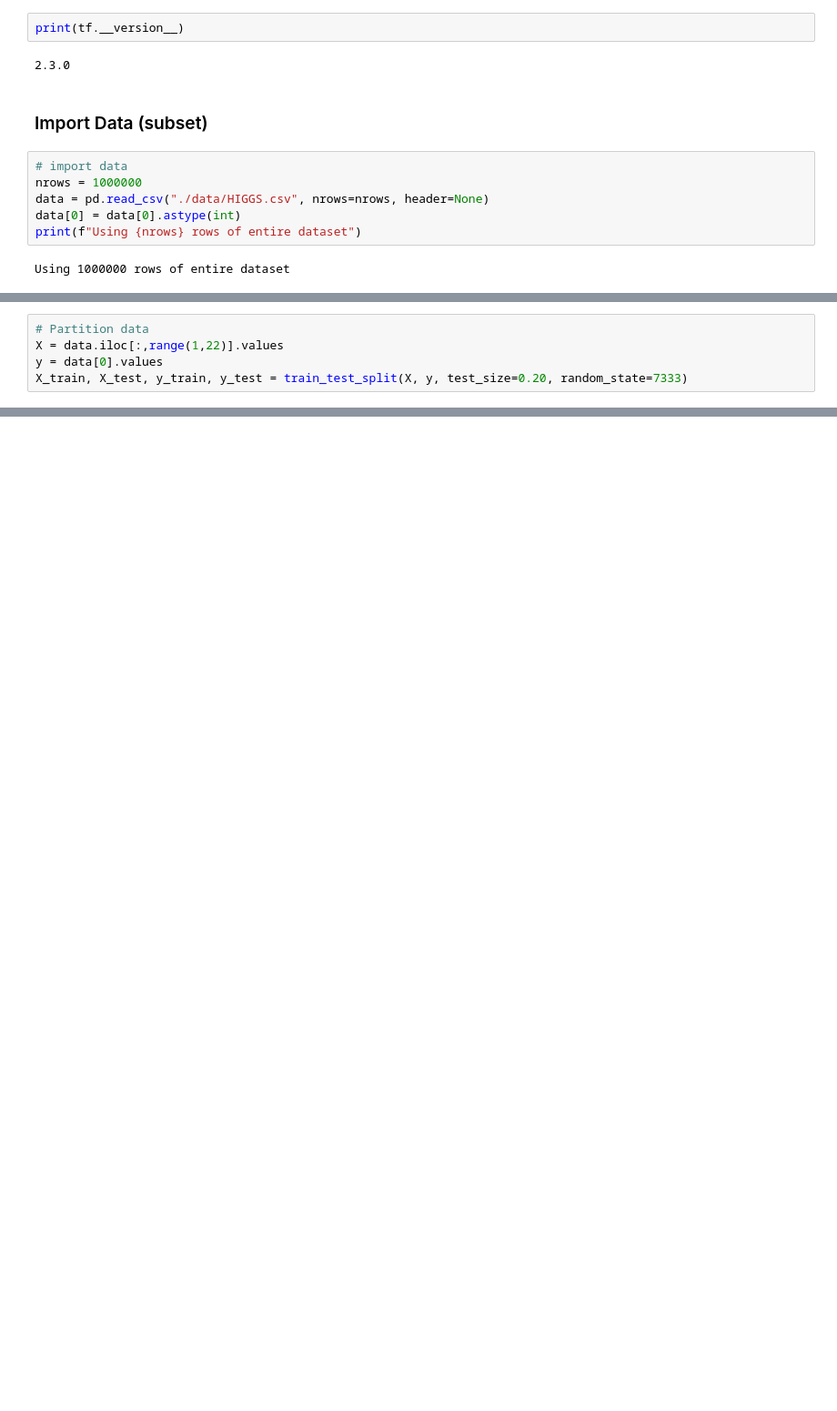
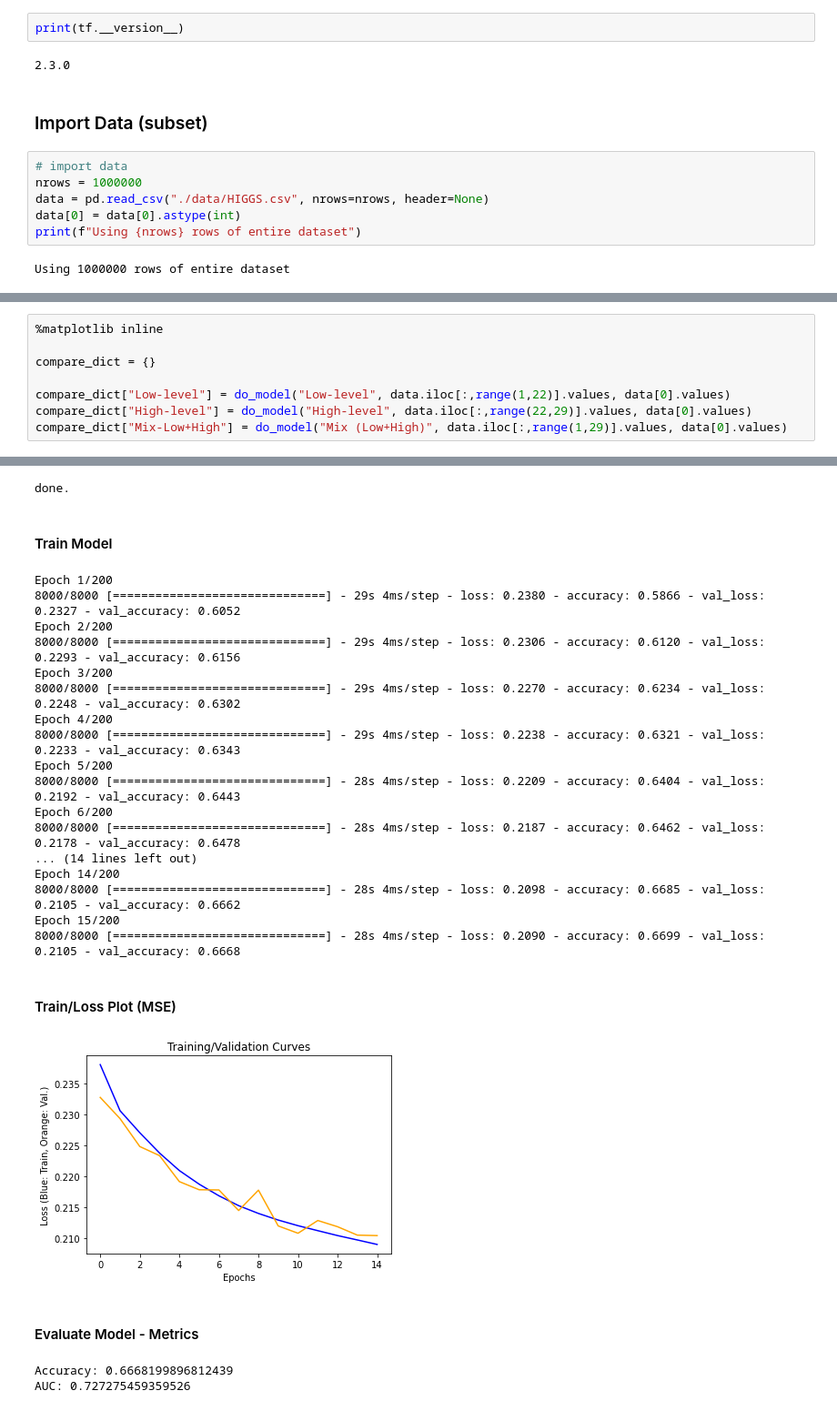
Before and after one commit to sterlingbeason/MSDS-7333-QTW, a Jupyter notebook: Case_Study_6/notebook_SB.ipynb, the cells around one changed output, grey strips where cells are left out. Shown at 91% size. Drawn from its saved outputs; the diff is of its cells as text; blank space fills up the shorter version.

Commit message:
add three model with func

```diff
--- a/Case_Study_6/notebook_SB.ipynb
+++ b/Case_Study_6/notebook_SB.ipynb
@@ -36,5 +33,0 @@ Low-level features
-# %%
-# Partition data
-X = data.iloc[:,range(1,22)].values
-y = data[0].values
-X_train, X_test, y_train, y_test = train_test_split(X, y, test_size=0.20, random_state=7333)
@@ -122,0 +102,9 @@ plt.show()
+# %%
+%matplotlib inline
+
+compare_dict = {}
+
+compare_dict["Low-level"] = do_model("Low-level", data.iloc[:,range(1,22)].values, data[0].values)
+compare_dict["High-level"] = do_model("High-level", data.iloc[:,range(22,29)].values, data[0].values)
+compare_dict["Mix-Low+High"] = do_model("Mix (Low+High)", data.iloc[:,range(1,29)].values, data[0].values)
+# %% [output]
@@ -122,0 +115,24 @@ plt.show()
+done.
+#### Train Model
+Epoch 1/200
+8000/8000 [==============================] - 29s 4ms/step - loss: 0.2380 - accuracy: 0.5866 - val_loss: 0.2327 - val_accuracy: 0.6052
+Epoch 2/200
+8000/8000 [==============================] - 29s 4ms/step - loss: 0.2306 - accuracy: 0.6120 - val_loss: 0.2293 - val_accuracy: 0.6156
+Epoch 3/200
+8000/8000 [==============================] - 29s 4ms/step - loss: 0.2270 - accuracy: 0.6234 - val_loss: 0.2248 - val_accuracy: 0.6302
+Epoch 4/200
+8000/8000 [==============================] - 29s 4ms/step - loss: 0.2238 - accuracy: 0.6321 - val_loss: 0.2233 - val_accuracy: 0.6343
+Epoch 5/200
+8000/8000 [==============================] - 28s 4ms/step - loss: 0.2209 - accuracy: 0.6404 - val_loss: 0.2192 - val_accuracy: 0.6443
+Epoch 6/200
+8000/8000 [==============================] - 28s 4ms/step - loss: 0.2187 - accuracy: 0.6462 - val_loss: 0.2178 - val_accuracy: 0.6478
+... (14 lines left out)
+Epoch 14/200
+8000/8000 [==============================] - 28s 4ms/step - loss: 0.2098 - accuracy: 0.6685 - val_loss: 0.2105 - val_accuracy: 0.6662
+Epoch 15/200
+8000/8000 [==============================] - 28s 4ms/step - loss: 0.2090 - accuracy: 0.6699 - val_loss: 0.2105 - val_accuracy: 0.6668
+#### Train/Loss Plot (MSE)
+[figure, added]
+#### Evaluate Model - Metrics
+Accuracy: 0.6668199896812439
+AUC: 0.727275459359526
```
Also changed, not shown: parts of 16 cells of this notebook.
